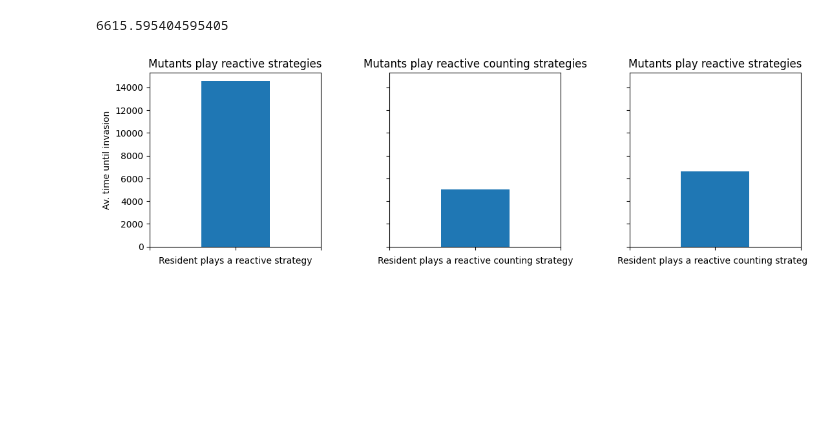
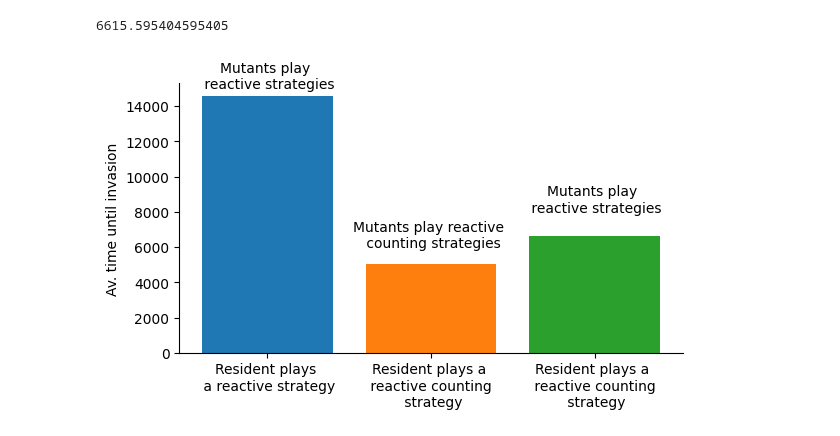
Before and after one commit to Nikoleta-v3/conditional-cooperation-with-longer-memory, a Jupyter notebook: notebooks/Counting and Reactive.ipynb, the cells around one changed output. Cells and saved outputs as stored; diff of their text form; code cells hidden in the pictures; blank space fills up the shorter version.

Commit message:
fixes CH comments with plots

```diff
--- a/notebooks/Counting and Reactive.ipynb
+++ b/notebooks/Counting and Reactive.ipynb
@@ -106,34 +90,35 @@ counting_reactive['t'].mean()
 # %% [output]
 6615.595404595405
 # %%
-fig, axes = plt.subplot_mosaic("ABC",
-                               figsize=(13, 3.5),
+fig, axes = plt.subplot_mosaic("A",
+                               figsize=(6.5, 3.5),
                                gridspec_kw = {'height_ratios':[1], "wspace": 0.4, "hspace": 0.5},
                                sharey=True,
                                sharex=True,
                                )
 
 
 
+axes['A'].text(0, 10 ** 4 + 5000, "Mutants play \n reactive strategies", ha='center');
+axes['A'].text(1, 6 * 10 ** 3, "Mutants play reactive \n counting strategies", ha='center');
+axes['A'].text(2, 8 * 10 ** 3, "Mutants play \n reactive strategies", ha='center');
 
-axes['A'].set_xlabel("Resident plays a reactive strategy");
-axes['B'].set_xlabel("Resident plays a reactive counting strategy");
-axes['C'].set_xlabel("Resident plays a reactive counting strategy");
-
-
-
-axes['A'].set_title("Mutants play reactive strategies");
-axes['B'].set_title("Mutants play reactive counting strategies");
-axes['C'].set_title("Mutants play reactive strategies");
-
-axes["A"].bar([1], reactive['t'].mean())
-axes["B"].bar([1], counting['t'].mean())
-axes["C"].bar([1], counting_reactive['t'].mean())
+axes["A"].bar([0], reactive['t'].mean())
+axes["A"].bar([1], counting['t'].mean())
+axes["A"].bar([2], counting_reactive['t'].mean())
 
 
 axes['A'].set_ylabel("Av. time until invasion");
-axes['A'].set_xticks([0, 1, 2], ["" for _ in range(3)]);
+axes['A'].set_xticks([0, 1, 2], ["Resident plays \n a reactive strategy",
+                                 "Resident plays a \n reactive counting \n strategy",
+                                 "Resident plays a \n reactive counting \n strategy"]);
+
+# axes["A"].set_ylim(0, 10 ** 4 + 8000)
+
+
+axes["A"].spines['top'].set_visible(False)
+axes["A"].spines['right'].set_visible(False)
 
 fig.savefig("../figures/siFigCountingReactiveInvasionTime.pdf", bbox_inches="tight")
 # %% [output]
-[figure, old version]
+[figure, new version]
```
Also changed, not shown: parts of 3 cells of this notebook, 11 other files.
